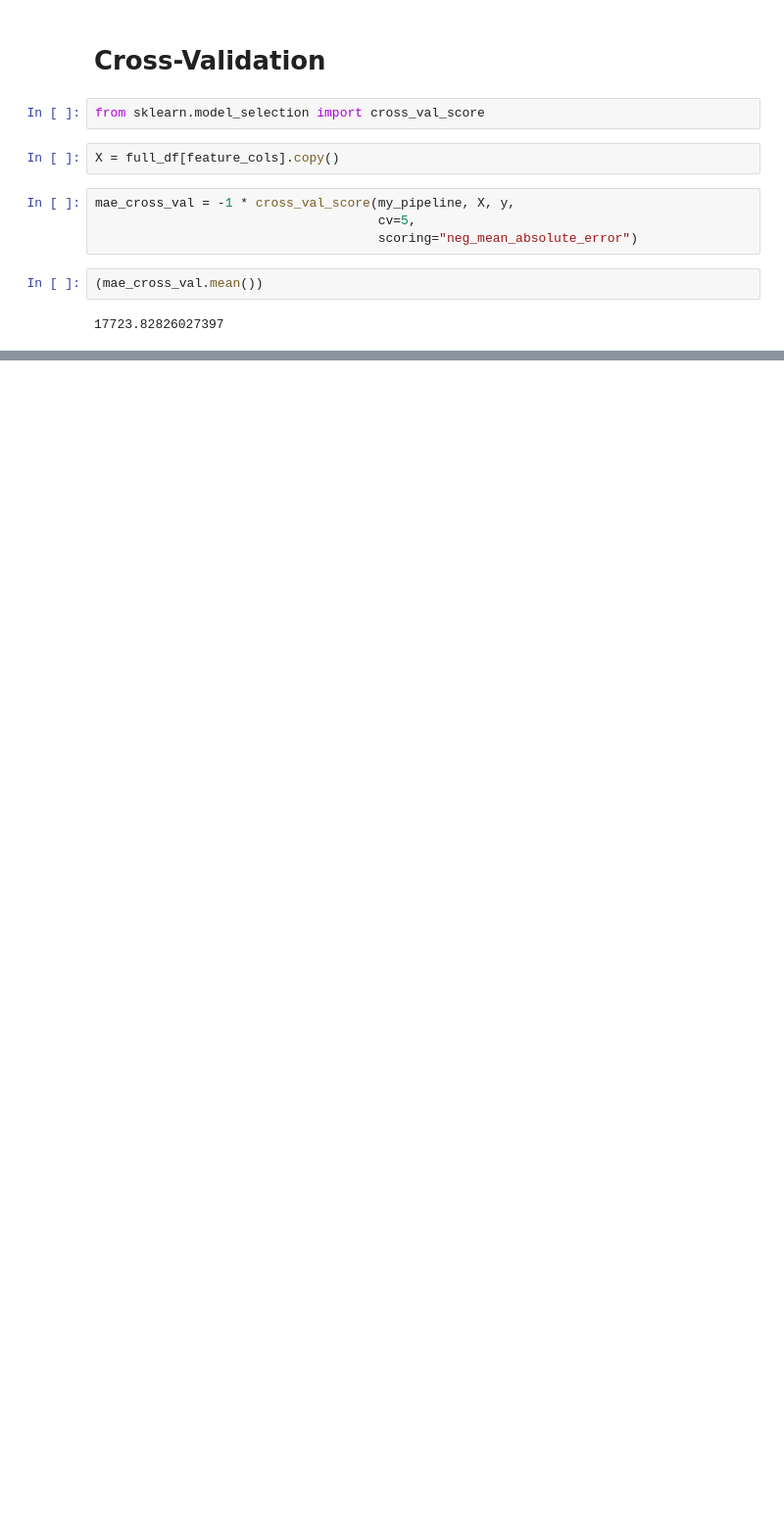
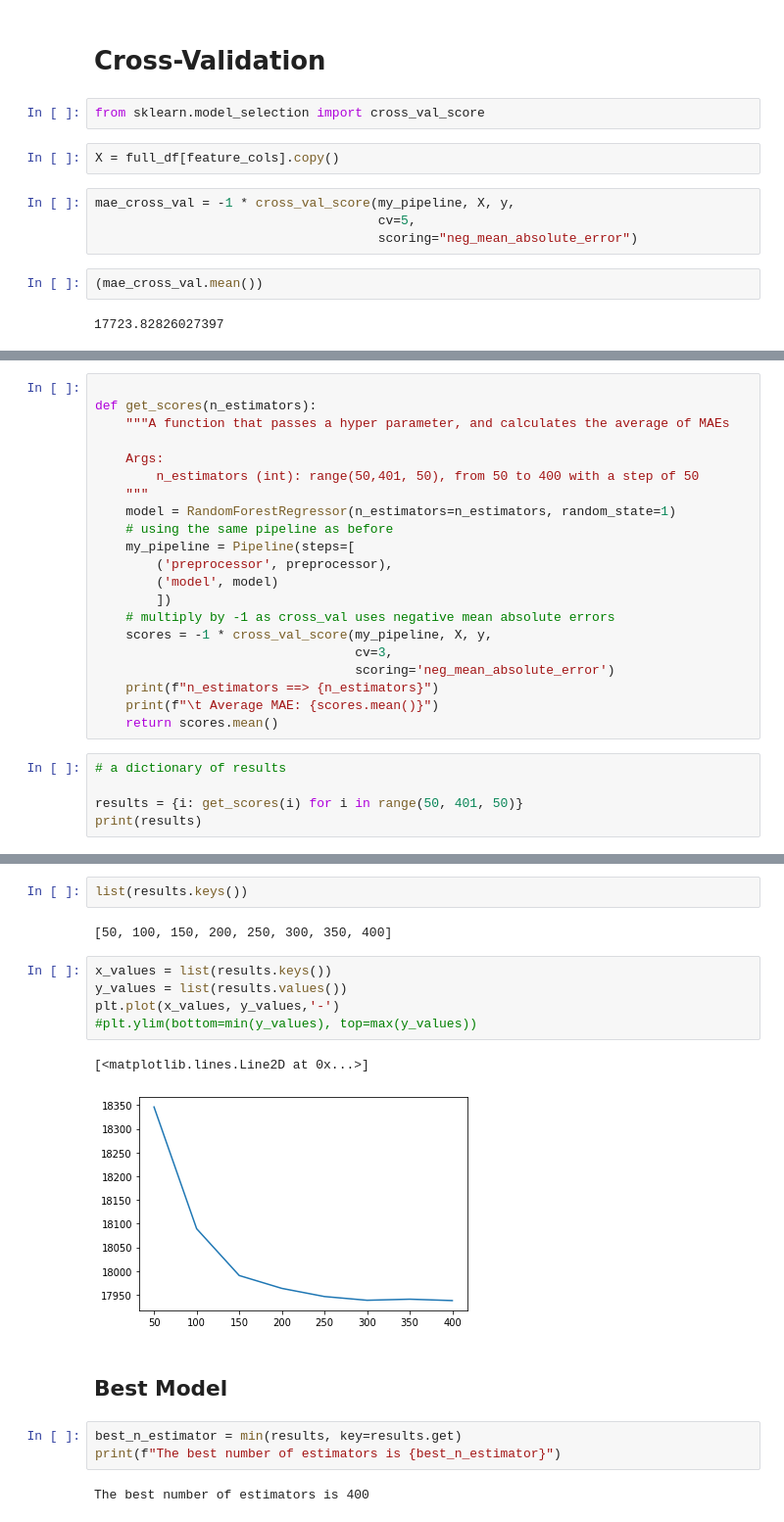
Before and after one commit to fouad89/30DaysofML-Kaggle, a Jupyter notebook: day13_pipelines.ipynb, the cells around one changed output, grey strips where cells are left out. Shown at 98% size. Drawn from its saved outputs; the diff is of its cells as text; blank space fills up the shorter version.

Commit message:
using cross val to evaluate multiple models

```diff
--- a/day13_pipelines.ipynb
+++ b/day13_pipelines.ipynb
@@ -160,0 +163,26 @@ mae_cross_val = -1 * cross_val_score(my_pipeline, X, y,
+# %%
+
+def get_scores(n_estimators):
+    """A function that passes a hyper parameter, and calculates the average of MAEs
+
+    Args:
+        n_estimators (int): range(50,401, 50), from 50 to 400 with a step of 50
+    """
+    model = RandomForestRegressor(n_estimators=n_estimators, random_state=1)
+    # using the same pipeline as before
+    my_pipeline = Pipeline(steps=[
+        ('preprocessor', preprocessor),
+        ('model', model)
+        ])
+    # multiply by -1 as cross_val uses negative mean absolute errors
+    scores = -1 * cross_val_score(my_pipeline, X, y,
+                                  cv=3,
+                                  scoring='neg_mean_absolute_error')
+    print(f"n_estimators ==> {n_estimators}")
+    print(f"\t Average MAE: {scores.mean()}")
+    return scores.mean()
+# %%
+# a dictionary of results
+
+results = {i: get_scores(i) for i in range(50, 401, 50)}
+print(results)
@@ -160,0 +207,19 @@ mae_cross_val = -1 * cross_val_score(my_pipeline, X, y,
+# %%
+list(results.keys())
+# %% [output]
+[50, 100, 150, 200, 250, 300, 350, 400]
+# %%
+x_values = list(results.keys())
+y_values = list(results.values())
+plt.plot(x_values, y_values,'-')
+#plt.ylim(bottom=min(y_values), top=max(y_values))
+# %% [output]
+[<matplotlib.lines.Line2D at 0x...>]
+[figure, added]
+# %% [markdown]
+## Best Model
+# %%
+best_n_estimator = min(results, key=results.get)
+print(f"The best number of estimators is {best_n_estimator}")
+# %% [output]
+The best number of estimators is 400
```
Also changed, not shown: parts of 3 cells of this notebook.
